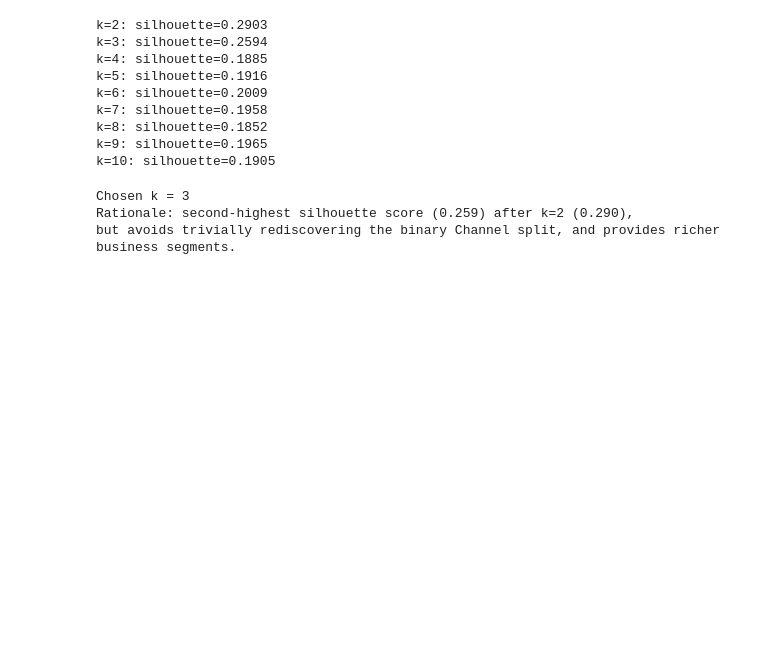
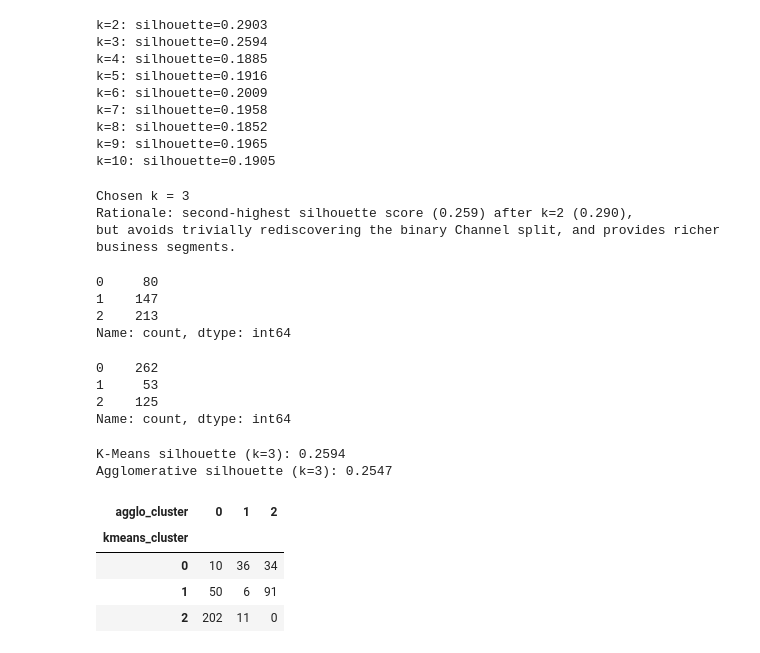
Before and after one commit to darshansuresh006-dev/wholesale-customer-segmentation, a Jupyter notebook: notebooks/03_customer_segmentation.ipynb, the cells around one changed output. Cells and saved outputs as stored; diff of their text form; code cells hidden in the pictures; blank space fills up the shorter version.

```diff
--- a/notebooks/03_customer_segmentation.ipynb
+++ b/notebooks/03_customer_segmentation.ipynb
@@ -187,3 +187,47 @@ print("but avoids trivially rediscovering the binary Channel split, and provides
 Chosen k = 3
 Rationale: second-highest silhouette score (0.259) after k=2 (0.290),
 but avoids trivially rediscovering the binary Channel split, and provides richer business segments.
+# %%
+kmeans_final = KMeans(n_clusters=CHOSEN_K, random_state=RANDOM_STATE, n_init=10)
+kmeans_labels = kmeans_final.fit_predict(X_scaled)
+
+df['kmeans_cluster'] = kmeans_labels
+print(pd.Series(kmeans_labels).value_counts().sort_index())
+# %% [output]
+0     80
+1    147
+2    213
+Name: count, dtype: int64
+# %%
+from sklearn.cluster import AgglomerativeClustering
+
+agglo = AgglomerativeClustering(n_clusters=CHOSEN_K, linkage='ward')
+agglo_labels = agglo.fit_predict(X_scaled)
+
+df['agglo_cluster'] = agglo_labels
+print(pd.Series(agglo_labels).value_counts().sort_index())
+# %% [output]
+0    262
+1     53
+2    125
+Name: count, dtype: int64
+# %%
+from sklearn.metrics import silhouette_score
+
+kmeans_sil = silhouette_score(X_scaled, kmeans_labels)
+agglo_sil = silhouette_score(X_scaled, agglo_labels)
+
+print(f"K-Means silhouette (k={CHOSEN_K}): {kmeans_sil:.4f}")
+print(f"Agglomerative silhouette (k={CHOSEN_K}): {agglo_sil:.4f}")
+
+# Cross-tabulate to see how much the two methods agree
+comparison_ct = pd.crosstab(df['kmeans_cluster'], df['agglo_cluster'])
+comparison_ct
+# %% [output]
+K-Means silhouette (k=3): 0.2594
+Agglomerative silhouette (k=3): 0.2547
+| agglo_cluster | 0 | 1 | 2 |
+| kmeans_cluster |  |  |  |
+| 0 | 10 | 36 | 34 |
+| 1 | 50 | 6 | 91 |
+| 2 | 202 | 11 | 0 |
```
Also changed, not shown: parts of 1 cell of this notebook, 1 other file.
